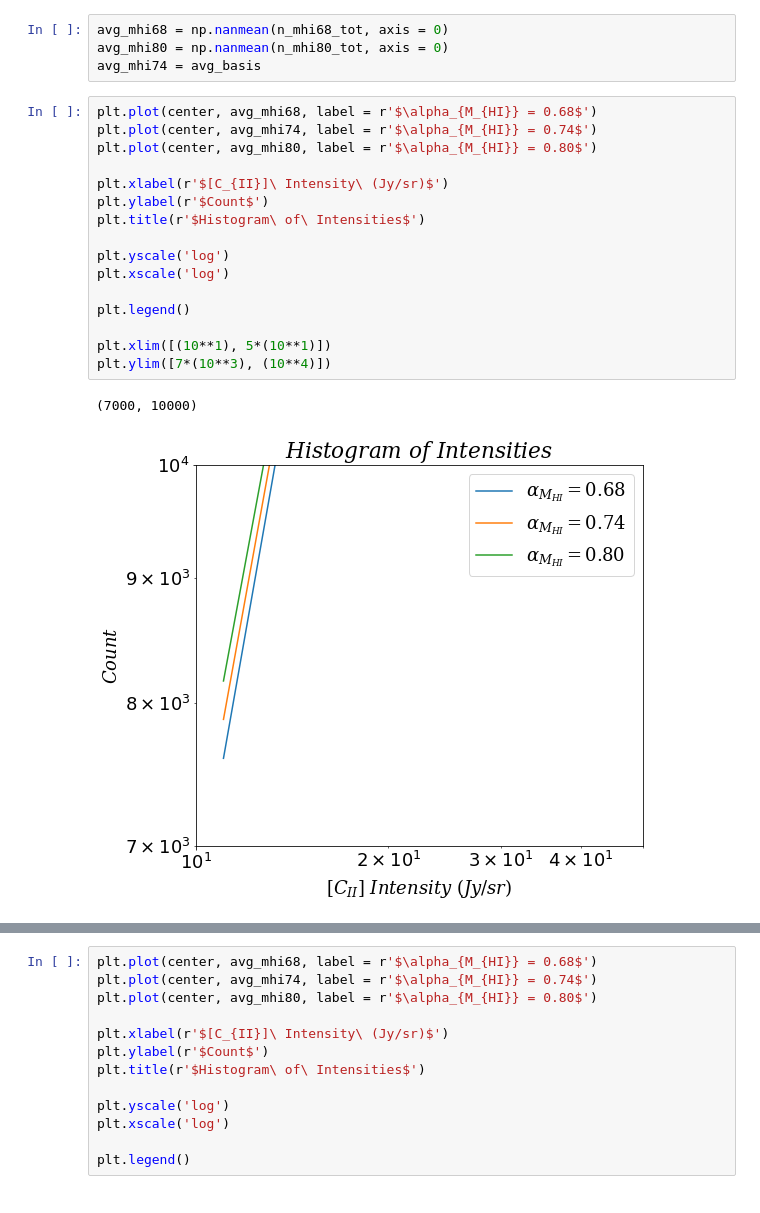
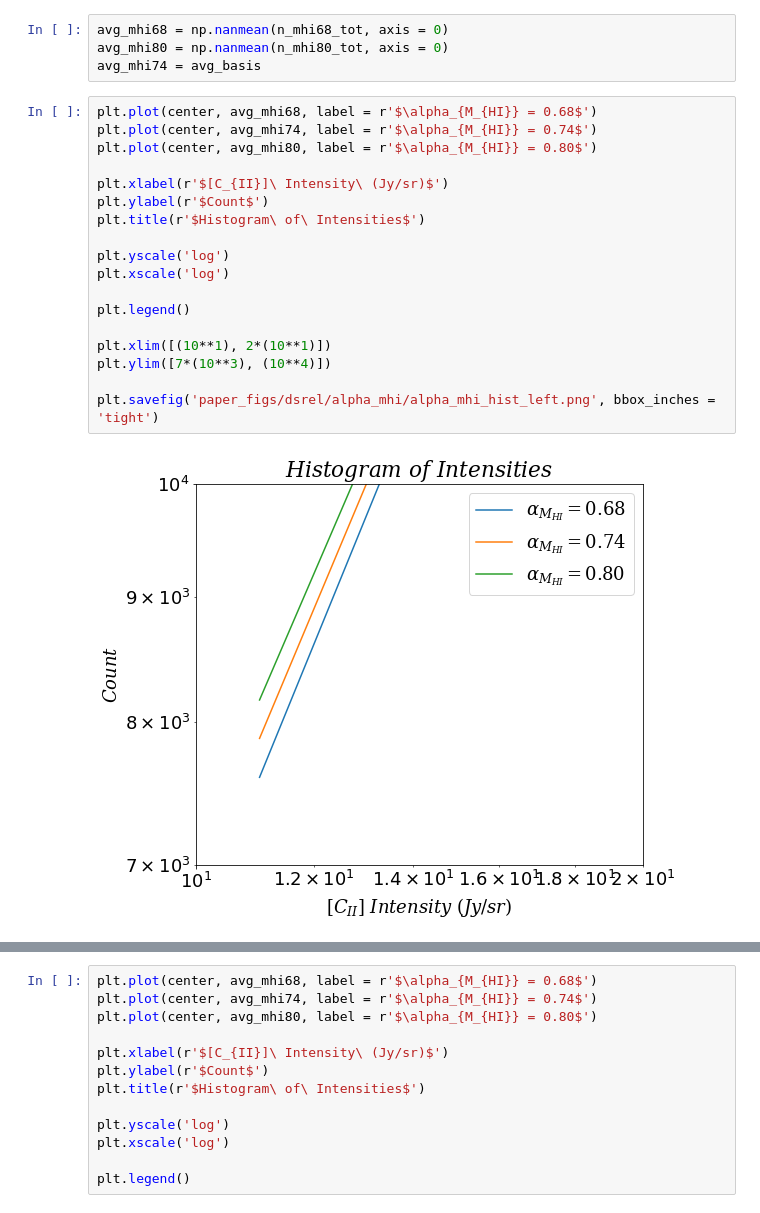
Before and after one commit to PatrickHorlaville/CITA_LIM, a Jupyter notebook: dSrel.ipynb, the cells around one changed output, grey strips where cells are left out. Cells and saved outputs as stored; diff of their text form.

```diff
--- a/dSrel.ipynb
+++ b/dSrel.ipynb
@@ -390,22 +390,23 @@ avg_mhi74 = avg_basis
 # %%
 plt.plot(center, avg_mhi68, label = r'$\alpha_{M_{HI}} = 0.68$')
 plt.plot(center, avg_mhi74, label = r'$\alpha_{M_{HI}} = 0.74$')
 plt.plot(center, avg_mhi80, label = r'$\alpha_{M_{HI}} = 0.80$')
 
 plt.xlabel(r'$[C_{II}]\ Intensity\ (Jy/sr)$')
 plt.ylabel(r'$Count$')
 plt.title(r'$Histogram\ of\ Intensities$')
 
 plt.yscale('log')
 plt.xscale('log')
 
 plt.legend()
 
-plt.xlim([(10**1), 5*(10**1)])
+plt.xlim([(10**1), 2*(10**1)])
 plt.ylim([7*(10**3), (10**4)])
+
+plt.savefig('paper_figs/dsrel/alpha_mhi/alpha_mhi_hist_left.png', bbox_inches = 'tight')
 # %% [output]
-(7000, 10000)
-[figure, old version]
+[figure, new version]
 # %%
 plt.plot(center, avg_mhi68, label = r'$\alpha_{M_{HI}} = 0.68$')
 plt.plot(center, avg_mhi74, label = r'$\alpha_{M_{HI}} = 0.74$')
```
Also changed, not shown: parts of 3 cells of this notebook, 16 other files.
